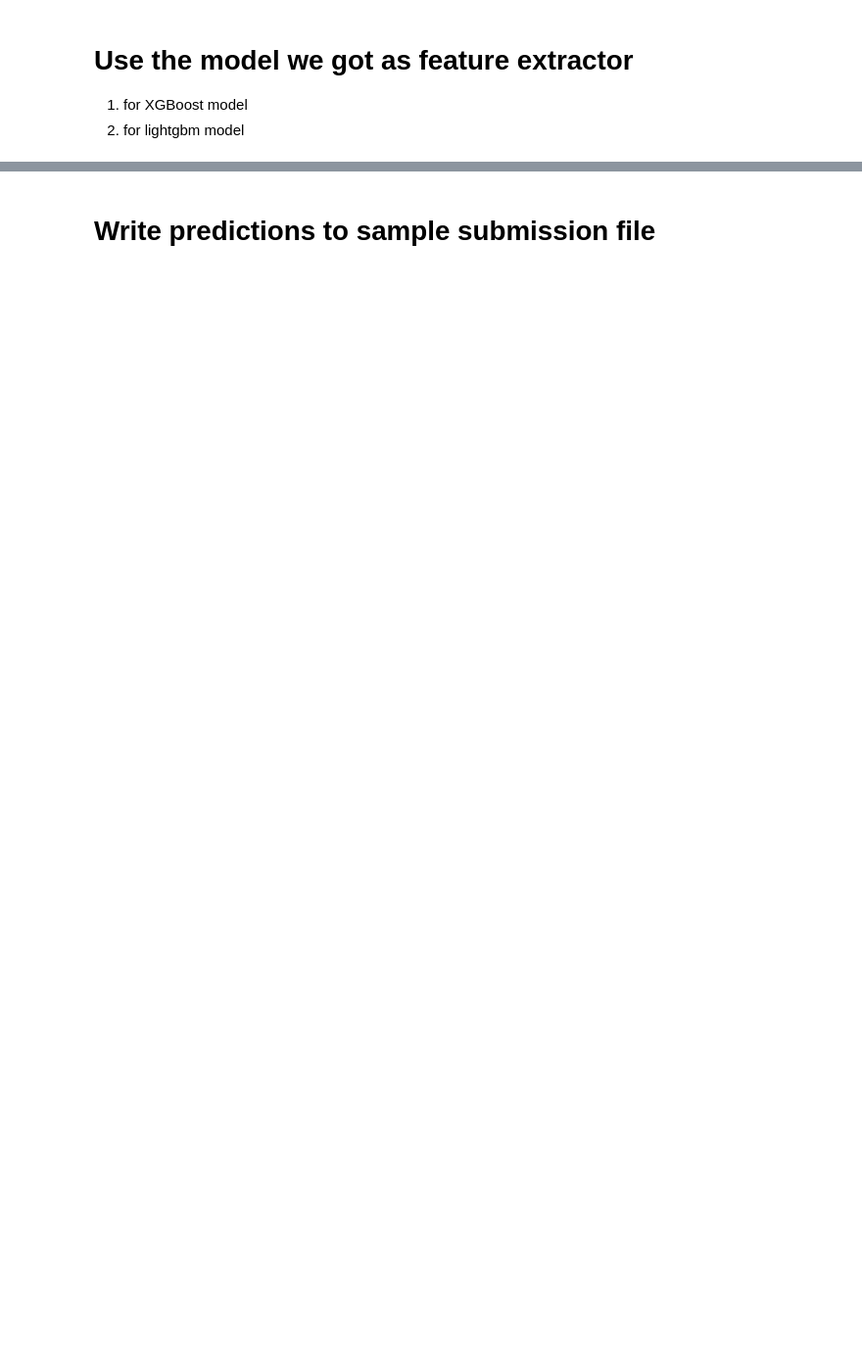
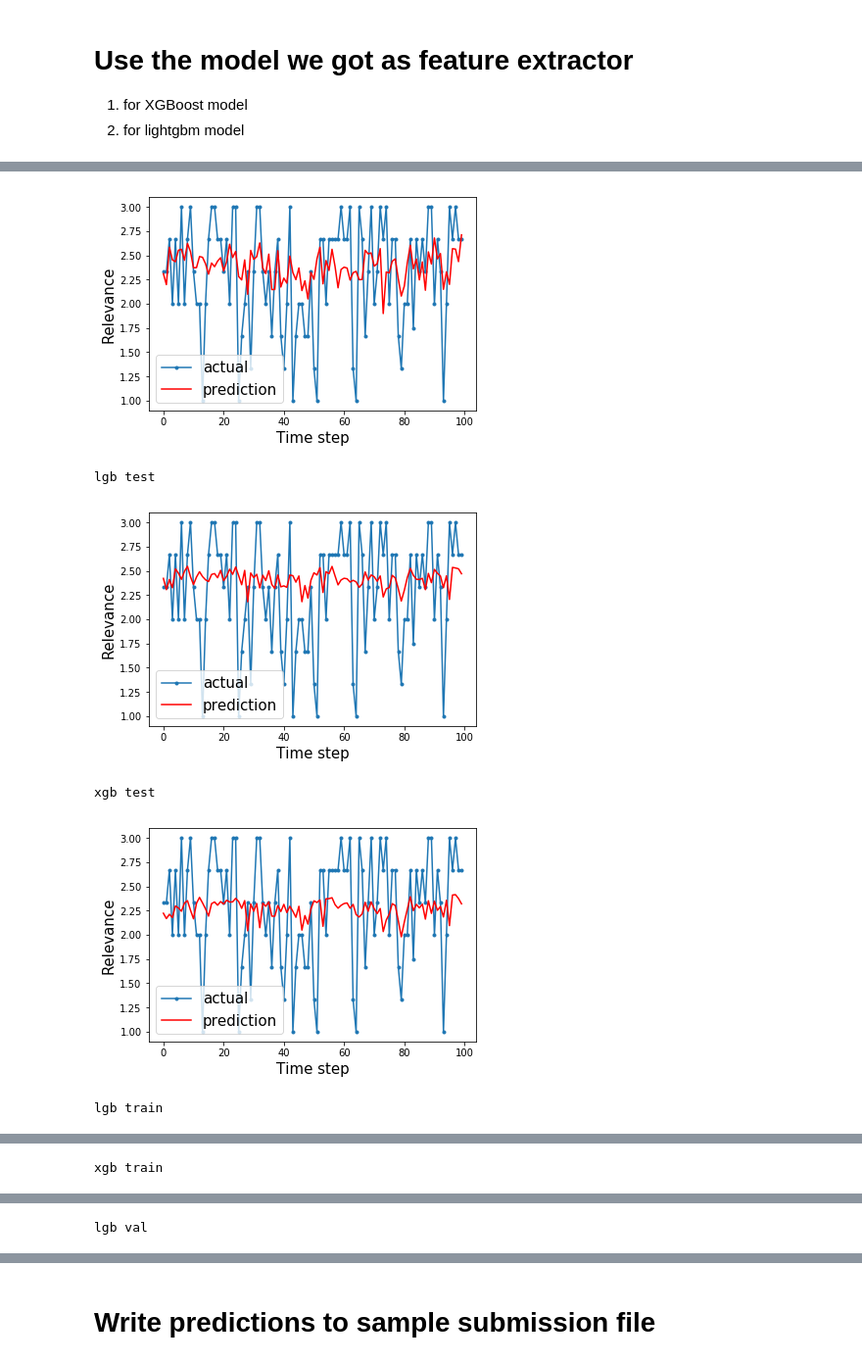
Before and after one commit to ronniemi/deep_learning, a Jupyter notebook: assignment 3/Siamese network _Word embedding LSTM.ipynb, the cells around one changed output, grey strips where cells are left out. Shown at 98% size. Cells and saved outputs as stored; diff of their text form; code cells hidden in the pictures; blank space fills up the shorter version.

```diff
--- a/assignment 3/Siamese network _Word embedding LSTM.ipynb
+++ b/assignment 3/Siamese network _Word embedding LSTM.ipynb
@@ -132,3 +189,7 @@ gc.collect()
+# %%
+min_val = y_data.min()
+max_val = y_data.max()
+y_data_norm = (y_data - min_val) / (max_val - min_val)
 # %% [markdown]
 # Build the model
 # %%
@@ -222,16 +415,19 @@ print('mean rmse', mean_rmse)
 # %%
-# Train the model on all the data
+# Train the model on train and then predict train, val and test to get features
 siamese_model = get_model()
-history = siamese_model.fit([X_data['left'], X_data['right']], y_data.values, batch_size=batch_size, epochs=n_epoch)
+history = siamese_model.fit([X_train_left, X_train_right], y_train.values, batch_size=batch_size, epochs=n_epoch)
 
 # get the output of the concat layer and use it as features to the ml models
-concat_layer = siamese_model.layers[3].output
+concat_layer = siamese_model.layers[6].output
 feature_model = Model(siamese_model.input, concat_layer)
 feature_model.compile(loss='mse', optimizer='adam')
 print(feature_model.summary())
 
 # we use the output of the concat layer as fetures so they will be the input to the xgb and lgb models
-featurs = feature_model.predict([X_data['left'], X_data['right']])
+featurs = feature_model.predict([X_train_left, X_train_right])
+
+# we preform the prediction also on the test set to evaluate rmse and mae on val set
+features_val = feature_model.predict([X_val_left, X_val_right])
 
 # we preform the prediction also on the test set to evaluate the mse on test set
-features_test = feature_model.predict([X_test['left'], X_test['right']])
+features_test = feature_model.predict([X_test_prod, X_test_search])
@@ -250,2 +452,5 @@ features_test = feature_model.predict([X_test['left'], X_test['right']])
+# %%
+y_train = (y_train - min_val) / (max_val - min_val)
+y_val = (y_val - min_val) / (max_val - min_val)
 # %%
 # xgb
@@ -276,0 +493,52 @@ lgb_pred = round_pred(lgb_predastype(float))
+# %%
+def round_pred(pred):
+    pred = (pred * (max_val - min_val)) + min_val
+    for i in range(0,len(pred)):
+        if pred[i] < 1:
+            pred[i] = 1
+        if pred[i] > 3:
+            pred[i] = 3
+    return pred
+
+def eval_festure(y_true, y_pred, title):
+    print(title, 'mae', mean_absolute_error(y_true, y_pred))
+    print(title, 'rmse', sqrt(mean_squared_error(y_true, y_pred)))
+
+xgb_pred_test = round_pred(xgb_pred_test.astype(float))
+lgb_pred_test = round_pred(lgb_pred_test.astype(float))
+
+xgb_pred_train = round_pred(xgb_pred_train.astype(float))
+lgb_pred_train = round_pred(lgb_pred_train.astype(float))
+
+xgb_pred_val = round_pred(xgb_pred_val.astype(float))
+lgb_pred_val = round_pred(lgb_pred_val.astype(float))
+
+pred_test = (pred_test * (max_val - min_val)) + min_val
+y_train = (y_train * (max_val - min_val)) + min_val
+y_val = (y_val * (max_val - min_val)) + min_val
+
+eval_festure(test['relevance'], pred_test, 'pred_test')
+eval_festure(test['relevance'], lgb_pred_test, 'lgb_pred_test')
+eval_festure(y_train, lgb_pred_train, 'lgb_pred_train')
+eval_festure(y_val, lgb_pred_val, 'lgb_pred_val')
+eval_festure(test['relevance'], xgb_pred_test, 'xgb_pred_test')
+eval_festure(y_train, xgb_pred_train, 'xgb_pred_train')
+eval_festure(y_val, xgb_pred_val, 'xgb_pred_val')
+
+print('siamese test')
+plot_fiting(pred_test, test['relevance'])
+print('lgb test')
+plot_fiting(lgb_pred_test, test['relevance'])
+print('xgb test')
+plot_fiting(xgb_pred_test, test['relevance'])
+
+print('lgb train')
+plot_fiting(lgb_pred_train, y_train)
+print('xgb train')
+plot_fiting(xgb_pred_train, y_train)
+
+print('lgb val')
+plot_fiting(lgb_pred_val, y_val)
+print('xgb val')
+plot_fiting(xgb_pred_val, y_val)
+# %% [output]
@@ -276,0 +560,6 @@ lgb_pred = round_pred(lgb_predastype(float))
+[figure, added]
+lgb test
+[figure, added]
+xgb test
+[figure, added]
+lgb train
@@ -276,0 +567 @@ lgb_pred = round_pred(lgb_predastype(float))
+xgb train
@@ -276,0 +569 @@ lgb_pred = round_pred(lgb_predastype(float))
+lgb val
```
Also changed, not shown: parts of 25 cells of this notebook.
